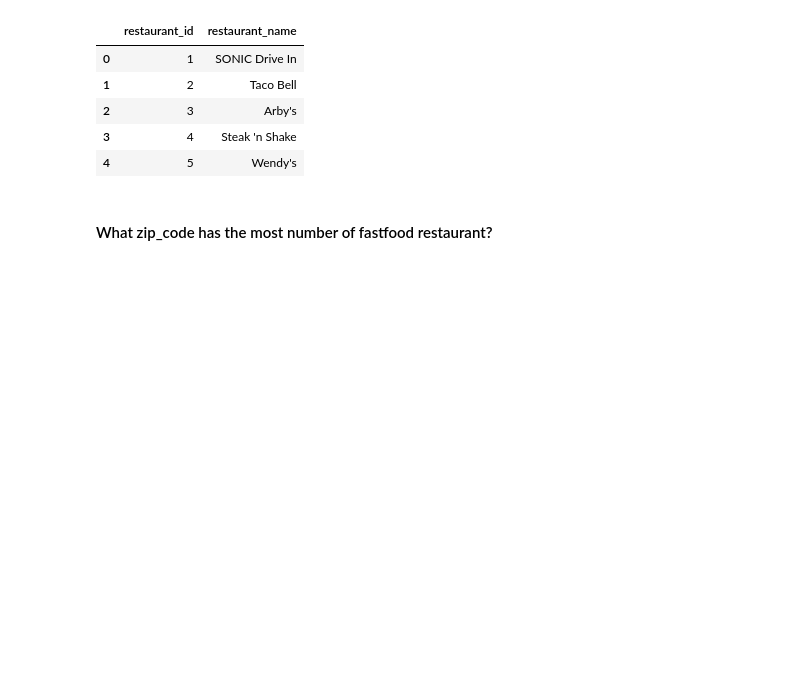
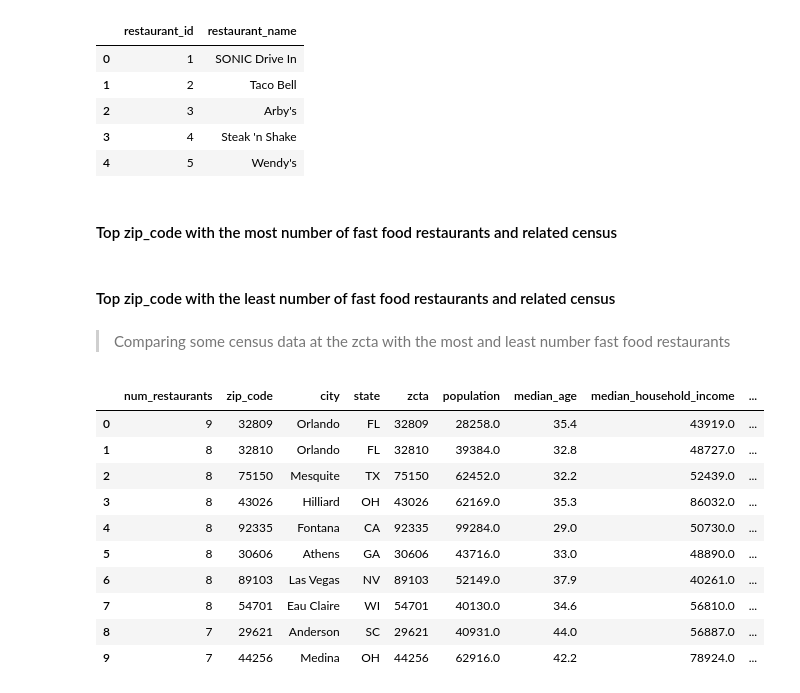
Before and after one commit to poojaisabelle/ETL-Project, a Jupyter notebook: 03_load/03_load.ipynb, the cells around one changed output. Saved outputs shown, nothing was run; the diff lists cells and outputs as text; code cells hidden in the pictures; blank space fills up the shorter version.

```diff
--- a/03_load/03_load.ipynb
+++ b/03_load/03_load.ipynb
@@ -126,4 +126,27 @@ pd.read_sql_query('SELECT * FROM restaurant', con=engine).head()
 | 3 | 4 | Steak 'n Shake |
 | 4 | 5 | Wendy's |
 # %% [markdown]
-#### What zip_code has the most number of fastfood restaurant?
+#### Top zip_code with the most number of fast food restaurants and related census
+# %%
+most_restaurants = pd.read_sql_query(\
+                       'SELECT\
+                            COUNT(restaurant_id) AS num_restaurants,\
+                            z.zip_code, z.city, z.state,\
+                            cs.zcta, cs.population, cs.median_age, cs.median_household_income,\
+                            cs.per_capita_income, cs.poverty_count, cs.unemployment_count\
+                        FROM restaurant_address AS ra\
+                        INNER JOIN zip AS z\
+                            ON z.zip_code = ra.zip_code\
+                        INNER JOIN zip_zcta AS zz\
+                            ON zz.zip_code = z.zip_code\
+                        INNER JOIN census AS cs\
+                            ON cs.zcta = zz.zcta\
+                        GROUP BY z.zip_code, z.city, z.state,\
+                            cs.zcta, cs.population, cs.median_age,\
+                            cs.median_household_income, cs.per_capita_income,\
+                            cs.poverty_count, cs.unemployment_count\
+                        ORDER BY num_restaurants DESC\
+                        LIMIT 10',\
+                       con=engine)
+# %% [markdown]
+#### Top zip_code with the least number of fast food restaurants and related census
@@ -129,0 +174,16 @@ pd.read_sql_query('SELECT * FROM restaurant', con=engine).head()
+# %% [markdown]
+> Comparing some census data at the zcta with the most and least number fast food restaurants
+# %%
+most_restaurants
+# %% [output]
+|  | num_restaurants | zip_code | city | state | zcta | population | median_age | median_household_income | ... |
+| 0 | 9 | 32809 | Orlando | FL | 32809 | 28258.0 | 35.4 | 43919.0 | ... |
+| 1 | 8 | 32810 | Orlando | FL | 32810 | 39384.0 | 32.8 | 48727.0 | ... |
+| 2 | 8 | 75150 | Mesquite | TX | 75150 | 62452.0 | 32.2 | 52439.0 | ... |
+| 3 | 8 | 43026 | Hilliard | OH | 43026 | 62169.0 | 35.3 | 86032.0 | ... |
+| 4 | 8 | 92335 | Fontana | CA | 92335 | 99284.0 | 29.0 | 50730.0 | ... |
+| 5 | 8 | 30606 | Athens | GA | 30606 | 43716.0 | 33.0 | 48890.0 | ... |
+| 6 | 8 | 89103 | Las Vegas | NV | 89103 | 52149.0 | 37.9 | 40261.0 | ... |
+| 7 | 8 | 54701 | Eau Claire | WI | 54701 | 40130.0 | 34.6 | 56810.0 | ... |
+| 8 | 7 | 29621 | Anderson | SC | 29621 | 40931.0 | 44.0 | 56887.0 | ... |
+| 9 | 7 | 44256 | Medina | OH | 44256 | 62916.0 | 42.2 | 78924.0 | ... |
```
Also changed, not shown: parts of 4 cells of this notebook.
